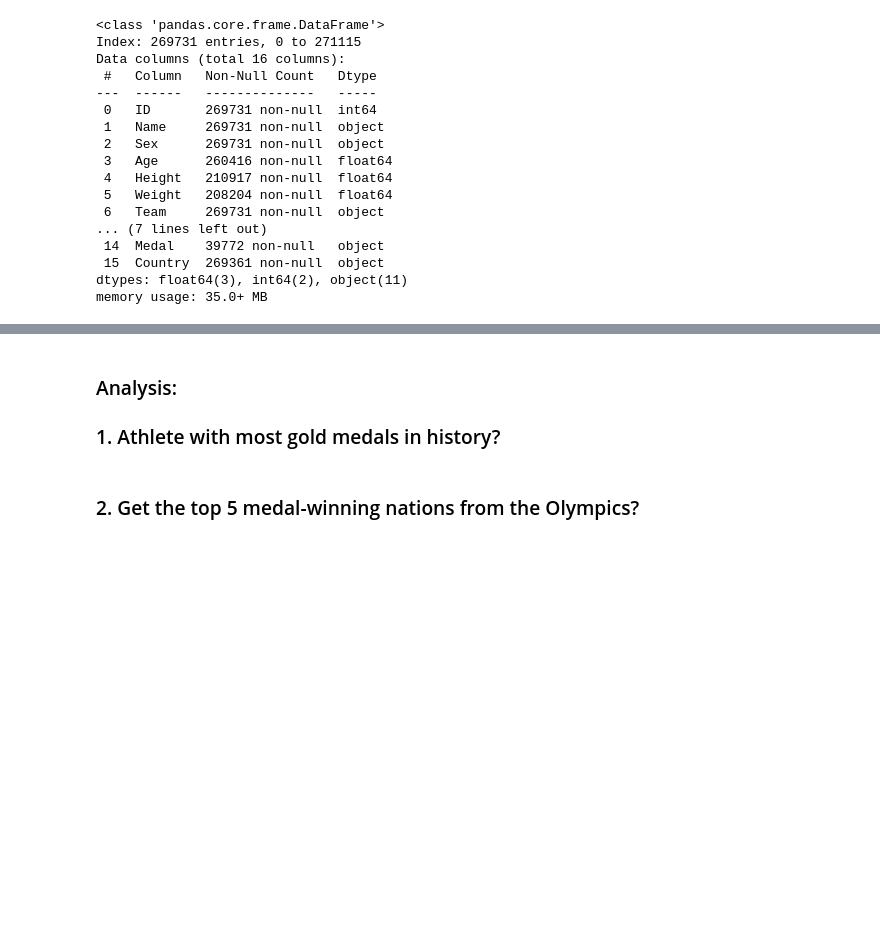
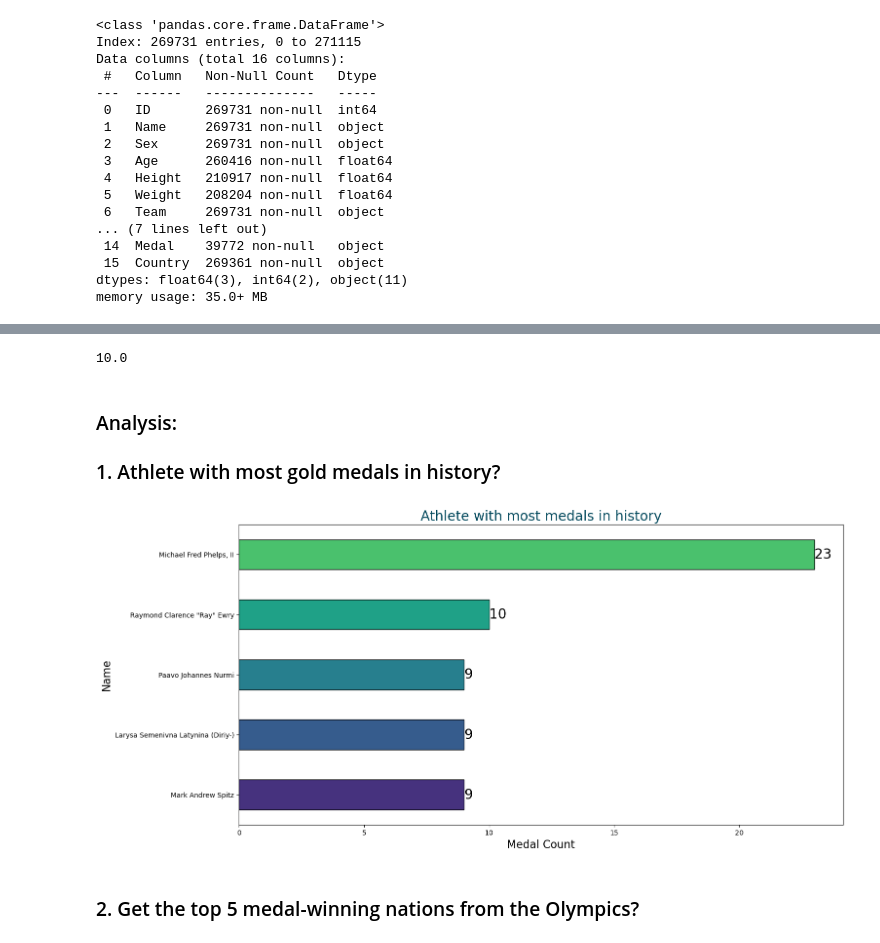
Before and after one commit to igooku/120-Years-of-Olympic-history-, a Jupyter notebook: 120 years of Olympic history analysis.ipynb, the cells around one changed output, grey strips where cells are left out. Drawn from its saved outputs; the diff is of its cells as text; code cells hidden in the pictures; blank space fills up the shorter version.

Commit message:
cleaned and organised data

```diff
--- a/120 years of Olympic history analysis.ipynb
+++ b/120 years of Olympic history analysis.ipynb
@@ -215,2 +149,0 @@ mean_age
-# %%
-df_olympic['Age'] = df_olympic['Age'].replace(0, mean_age)
@@ -243,18 +214,26 @@ NameError: name 'df_olympic_clean' is not defined
+# %%
+df_olympic['Age'].min()
+# %% [output]
+10.0
 # %% [markdown]
 ### Analysis:
 ### 1. Athlete with most gold medals in history?
 # %%
-gold_medals = df_olympic_clean[df_olympic_clean['Medal'] == 'Gold']
+gold_medals = df_olympic[df_olympic['Medal'] == 'Gold']
 gold_medals_counts = gold_medals['Name'].value_counts()
 # %%
 top_medals = gold_medals_counts.head(5).sort_values(ascending=True)
-print(top_medals)
 
-ax = top_medals.plot(kind = 'barh', edgecolor = 'black', rot = 0, figsize = [14,6])
+colors = sns.color_palette("viridis")
+ax = top_medals.plot(kind = 'barh', edgecolor = 'black', color=colors, rot = 0, figsize = [16,8])
 ax.bar_label(ax.containers[0], fontsize = 20)
 
-plt.xlabel('Medal Count')
+plt.title('Athlete with most medals in history', color = "#02485c", fontsize = 20)
+plt.xlabel('Medal Count', fontsize = 16)
+plt.ylabel('Name', fontsize = 16)
 plt.show()
+# %% [output]
+[figure, added]
 # %% [markdown]
 ### 2. Get the top 5 medal-winning nations from the Olympics?
 # %%
```
Also changed, not shown: parts of 30 cells of this notebook, 2 other files.
